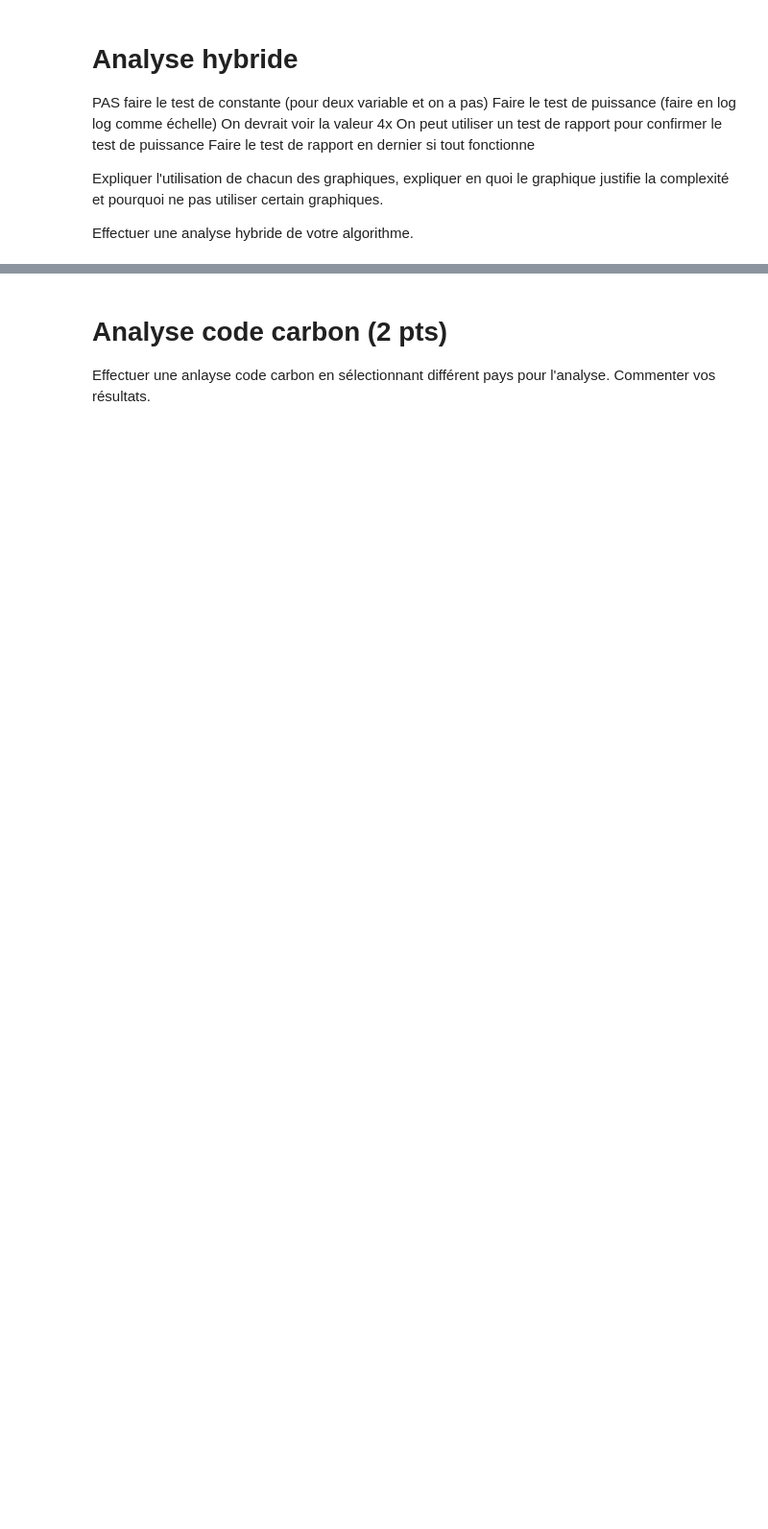
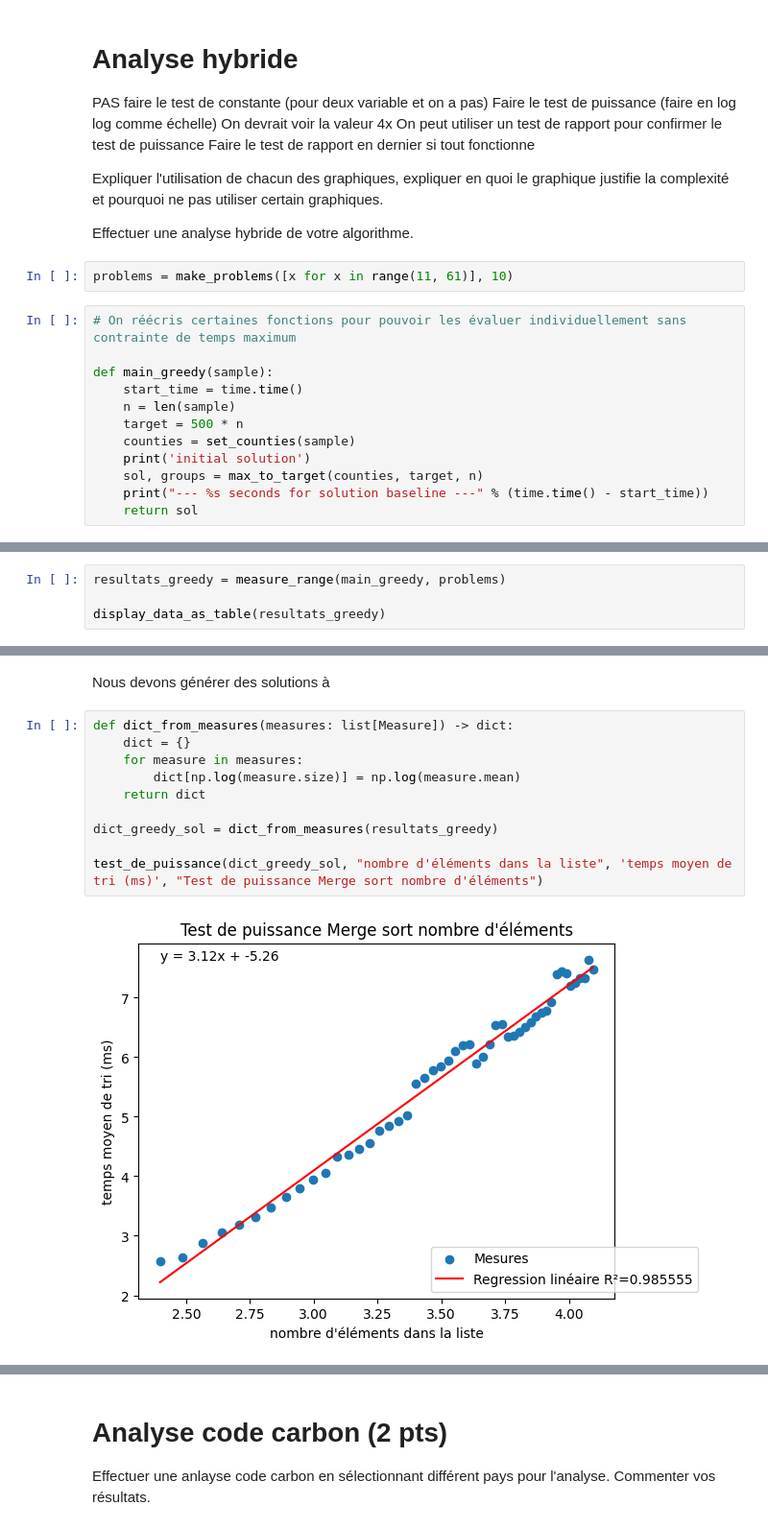
Before and after one commit to francois-tourigny/INF8775_TP3, a Jupyter notebook: tp3_squelette.ipynb, the cells around one changed output, grey strips where cells are left out. Shown: that part at 96% size. Drawn from its saved outputs; the diff is of its cells as text; blank space fills up the shorter version.

Commit message:
graphs

```diff
--- a/tp3_squelette.ipynb
+++ b/tp3_squelette.ipynb
@@ -600,3 +600,17 @@ Faire le test de rapport en dernier si tout fonctionne
 Expliquer l'utilisation de chacun des graphiques, expliquer en quoi le graphique justifie la complexité et pourquoi ne pas utiliser certain graphiques.
 
 Effectuer une analyse hybride de votre algorithme.
+# %%
+problems = make_problems([x for x in range(11, 61)], 10)
+# %%
+# On réécris certaines fonctions pour pouvoir les évaluer individuellement sans contrainte de temps maximum
+
+def main_greedy(sample):
+    start_time = time.time()
+    n = len(sample)
+    target = 500 * n
+    counties = set_counties(sample)
+    print('initial solution')
+    sol, groups = max_to_target(counties, target, n)
+    print("--- %s seconds for solution baseline ---" % (time.time() - start_time))
+    return sol
@@ -602,0 +621,4 @@ Effectuer une analyse hybride de votre algorithme.
+# %%
+resultats_greedy = measure_range(main_greedy, problems)
+
+display_data_as_table(resultats_greedy)
@@ -602,0 +650,14 @@ Effectuer une analyse hybride de votre algorithme.
+# %% [markdown]
+Nous devons générer des solutions à
+# %%
+def dict_from_measures(measures: list[Measure]) -> dict:
+    dict = {}
+    for measure in measures:
+        dict[np.log(measure.size)] = np.log(measure.mean)
+    return dict
+
+dict_greedy_sol = dict_from_measures(resultats_greedy)
+
+test_de_puissance(dict_greedy_sol, "nombre d'éléments dans la liste", 'temps moyen de tri (ms)', "Test de puissance Merge sort nombre d'éléments")
+# %% [output]
+[figure, added]
```
Also changed, not shown: parts of 16 cells of this notebook.
